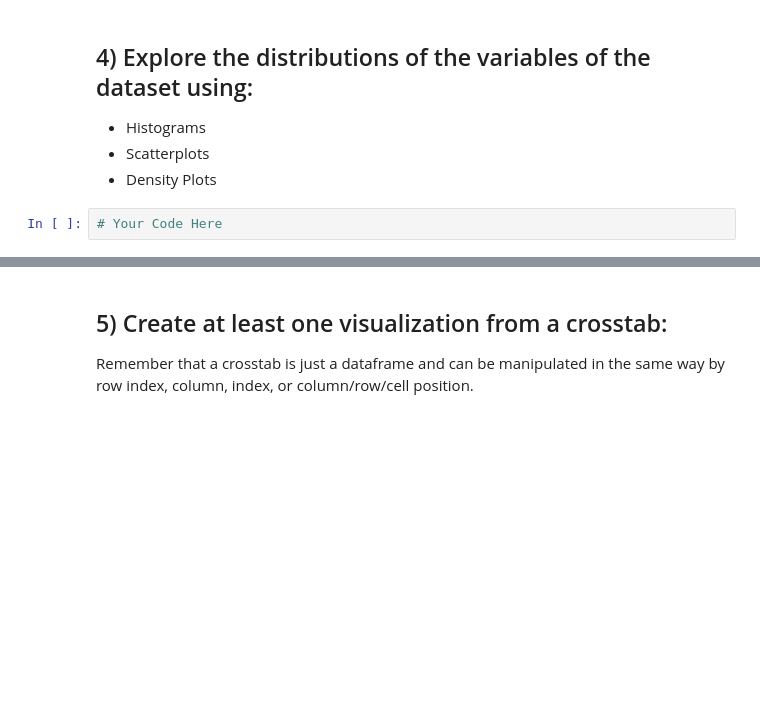
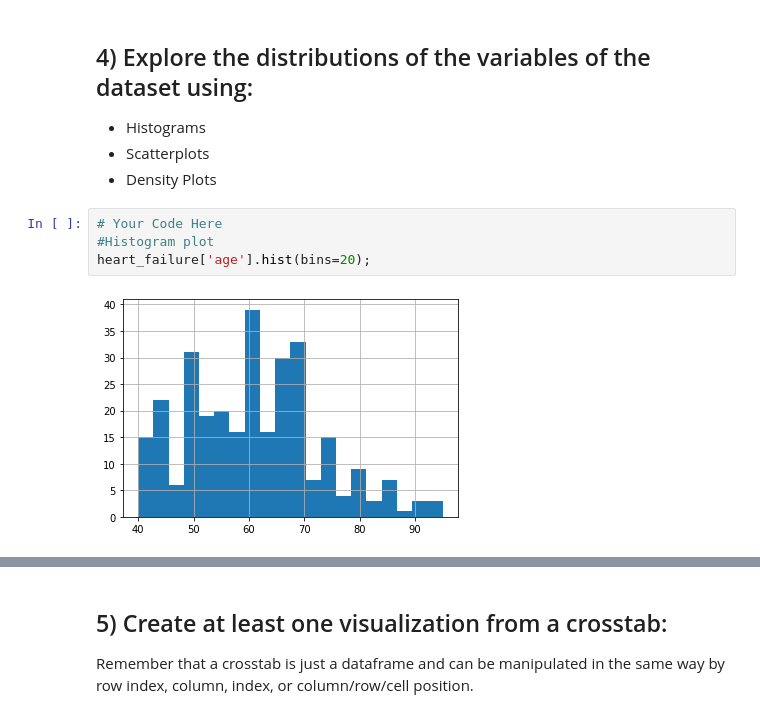
Before and after one commit to yestrella14/DS-Unit-1-Sprint-1-Data-Wrangling-and-Storytelling, a Jupyter notebook: module1-exploratory-data-analysis/LS_DS_111_Exploratory_Data_Analysis_Assignment.ipynb, the cells around one changed output, grey strips where cells are left out. Cells and saved outputs as stored; diff of their text form; blank space fills up the shorter version.

```diff
--- a/module1-exploratory-data-analysis/LS_DS_111_Exploratory_Data_Analysis_Assignment.ipynb
+++ b/module1-exploratory-data-analysis/LS_DS_111_Exploratory_Data_Analysis_Assignment.ipynb
@@ -114,3 +257,7 @@ Take whichever of the above datasets has more categorical variables and use cros
 - Density Plots
 # %%
 # Your Code Here
+#Histogram plot
+heart_failure['age'].hist(bins=20);
+# %% [output]
+[figure, added]
```
Also changed, not shown: parts of 29 cells of this notebook.
